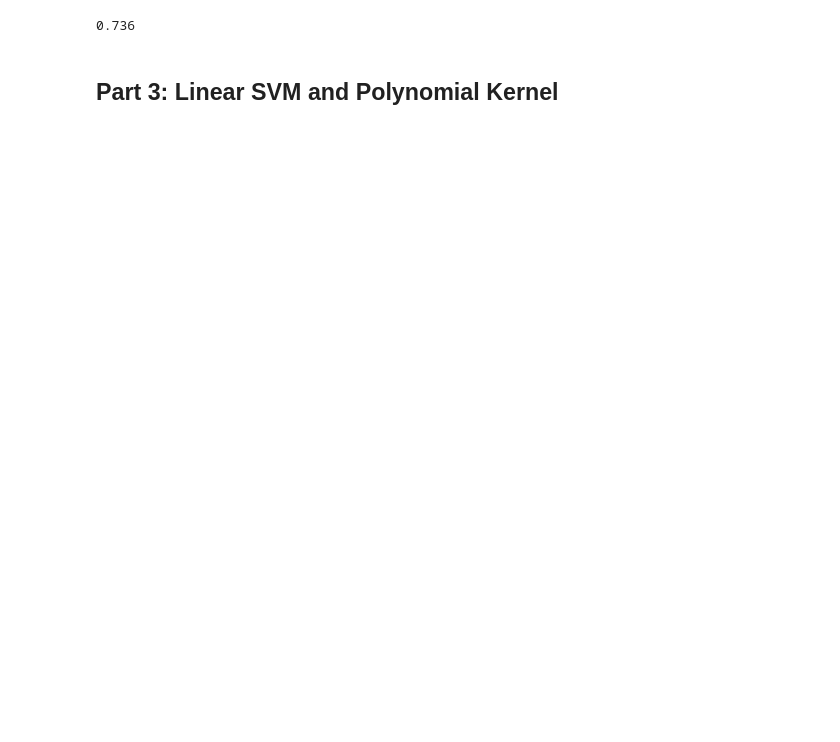
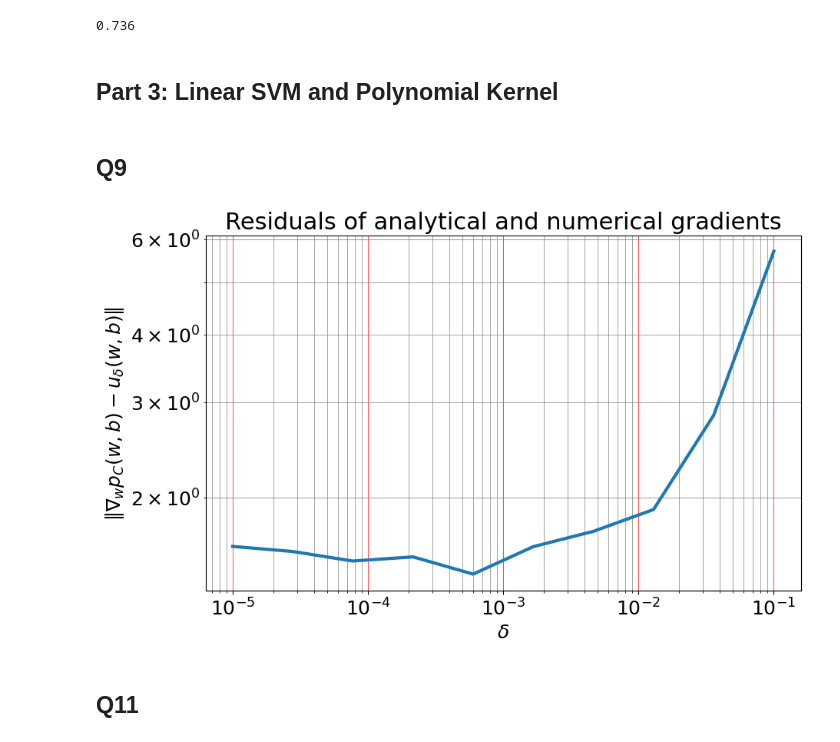
Before and after one commit to dgershko/iml_hw2, a Jupyter notebook: hw2.ipynb, the cells around one changed output. Drawn from its saved outputs; the diff is of its cells as text; code cells hidden in the pictures; blank space fills up the shorter version.

Commit message:
finished soft svm p3

```diff
--- a/hw2.ipynb
+++ b/hw2.ipynb
@@ -229,9 +229,10 @@ class SoftSVM(BaseEstimator, ClassifierMixin):
         margins = (X.dot(w) + b).reshape(-1, 1)
         hinge_inputs = np.multiply(margins, y.reshape(-1, 1))
         norm = np.linalg.norm(w)
-        loss = norm + C * np.sum(np.max(0, 1 - hinge_inputs))
+        loss = norm + C * np.sum(np.maximum(0, 1 - hinge_inputs))
 
         return loss
+
 
     @staticmethod
     def subgradient(w, b: float, C: float, X, y):
@@ -245,9 +246,13 @@ class SoftSVM(BaseEstimator, ClassifierMixin):
         :param y: targets for loss computation; array of shape (n_samples,)
         :return: a tuple with (the gradient of the weights, the gradient of the bias)
         """
-        # TODO: calculate the analytical sub-gradient of soft-SVM w.r.t w and b
-        g_w = None
-        g_b = 0.0
+
+        threshold = np.vectorize(lambda x:-1 if x < 1 else 0)
+
+        margins = (X.dot(w) + b).reshape(-1, 1)
+        unhinged = np.multiply(margins, y.reshape(-1, 1))
+        g_w = 2 * w + C * np.sum(np.multiply(np.multiply(threshold(unhinged), y.reshape(-1, 1)), X), axis=0)
+        g_b = C * np.sum(np.multiply(threshold(unhinged), y.reshape(-1, 1)))
 
         return g_w, g_b
 
@@ -282,13 +287,11 @@ class SoftSVM(BaseEstimator, ClassifierMixin):
             batch_X = X[start_idx:end_idx, :]
             batch_y = y[start_idx:end_idx]
 
-            # TODO: Compute the (sub)gradient of the current *batch*
-            g_w, g_b = None, None
+            g_w, g_b = self.subgradient(self.w, self.b, self.C, batch_X, batch_y)
 
             # Perform a (sub)gradient step
-            # TODO: update the learned parameters correctly
-            self.w = None
-            self.b = 0.0
+            self.w -= self.lr * g_w
+            self.b -= self.lr * g_b
 
             if keep_losses:
                 losses.append(self.loss(self.w, self.b, self.C, X, y))
@@ -318,6 +321,7 @@ class SoftSVM(BaseEstimator, ClassifierMixin):
                  NOTE: the labels must be either +1 or -1
         """
         # TODO: compute the predicted labels (+1 or -1)
-        y_pred = None
+        y_pred = np.sign(X.dot(self.w) + self.b)
+        y_pred[y_pred == 0] = 1  # if the result is ON THE MARGIN, we consider it as positive
 
         return y_pred
@@ -323,0 +378,10 @@ class SoftSVM(BaseEstimator, ClassifierMixin):
+# %% [markdown]
+## Q9
+# %%
+# compare_gradients()
+# plt.grid(True)
+compare_gradients(data_frame_data.values, data_frame_labels.values, deltas=np.logspace(-5, -1, 10))
+# %% [output]
+[figure, added]
+# %% [markdown]
+## Q11
```
Also changed, not shown: parts of 5 cells of this notebook.
